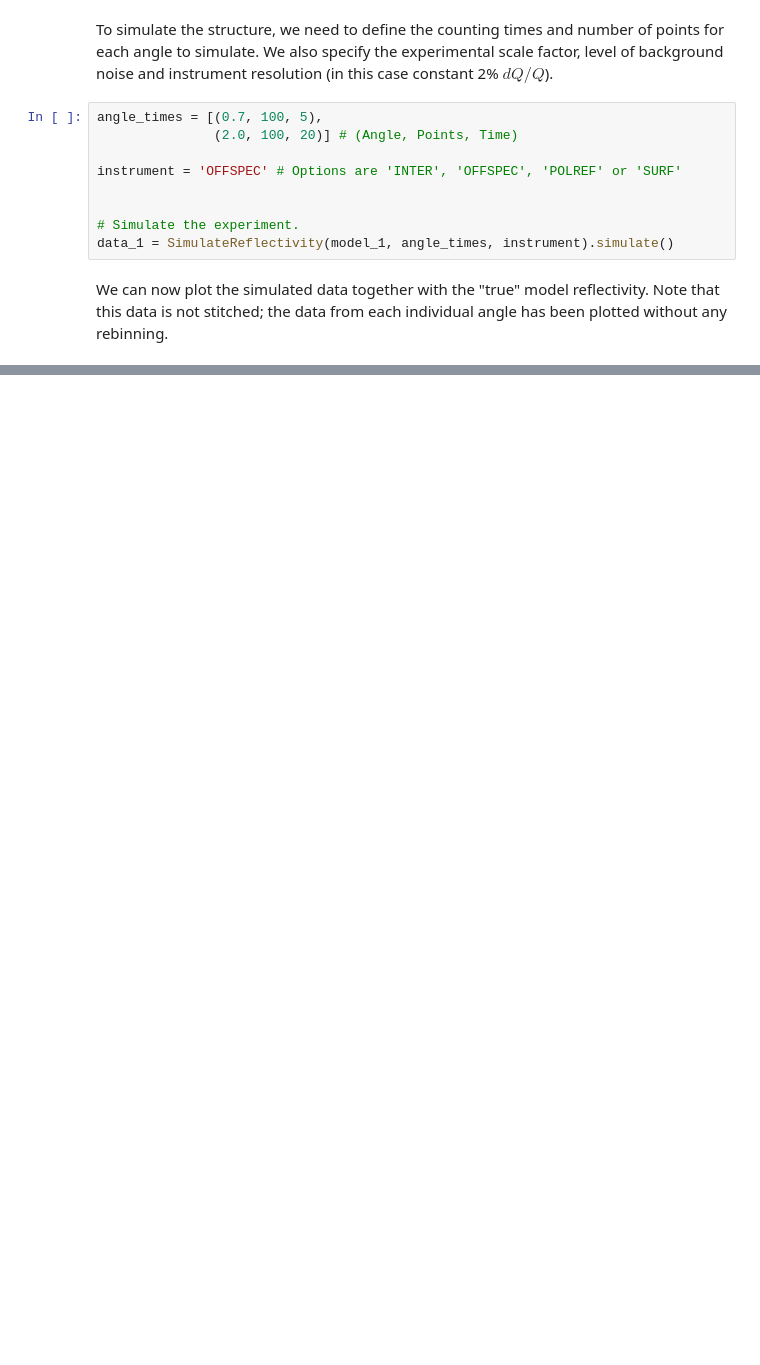
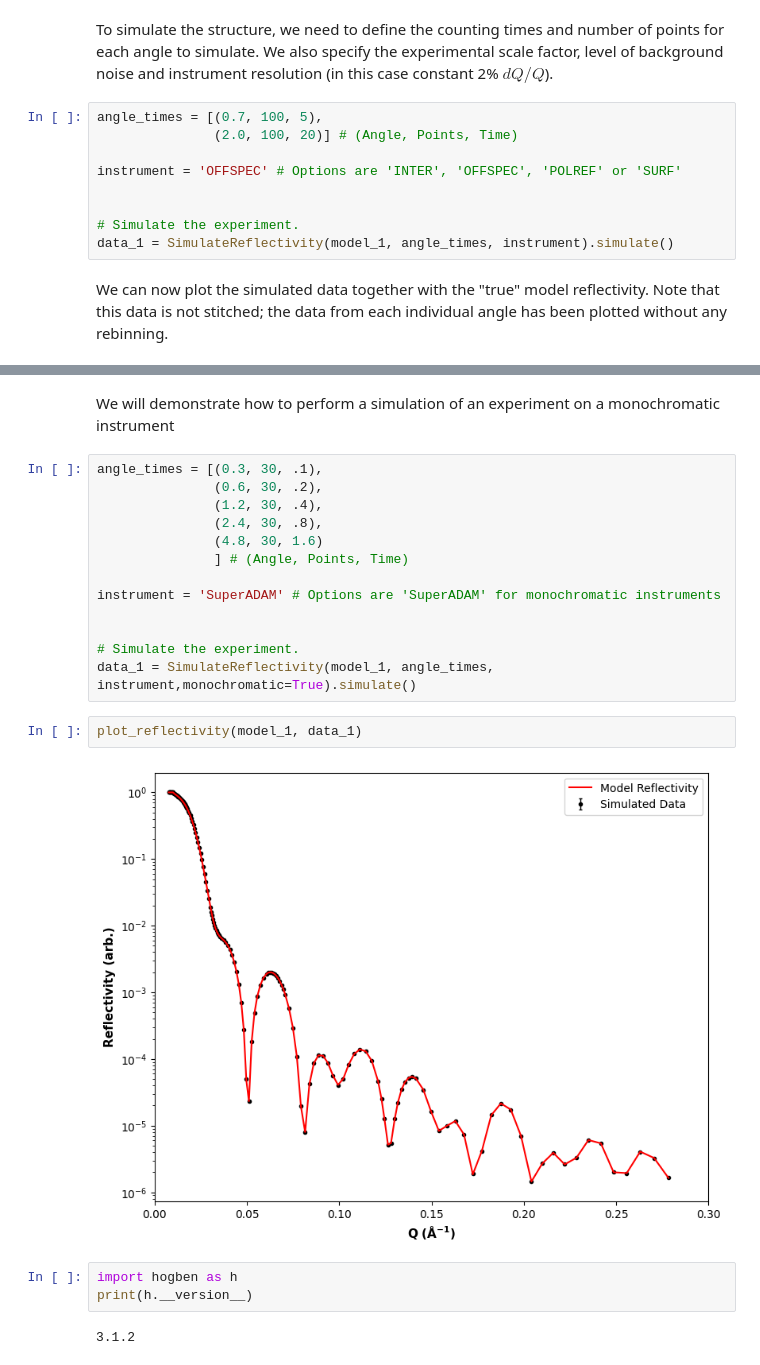
Before and after one commit to jfkcooper/HOGBEN, a Jupyter notebook: notebooks/simulation.ipynb, the cells around one changed output, grey strips where cells are left out. Drawn from its saved outputs; the diff is of its cells as text; blank space fills up the shorter version.

Commit message:
Updating superadam flux to be more realistic and adding mono simulation to notebook

```diff
--- a/notebooks/simulation.ipynb
+++ b/notebooks/simulation.ipynb
@@ -137,0 +142,24 @@ plot_reflectivity(model_1, data_1)
+# %% [markdown]
+We will demonstrate how to perform a simulation of an experiment on a monochromatic instrument
+# %%
+angle_times = [(0.3, 30, .1),
+               (0.6, 30, .2),
+               (1.2, 30, .4),
+               (2.4, 30, .8),
+               (4.8, 30, 1.6)
+               ] # (Angle, Points, Time)
+
+instrument = 'SuperADAM' # Options are 'SuperADAM' for monochromatic instruments
+
+
+# Simulate the experiment.
+data_1 = SimulateReflectivity(model_1, angle_times, instrument,monochromatic=True).simulate()
+# %%
+plot_reflectivity(model_1, data_1)
+# %% [output]
+[figure, added]
+# %%
+import hogben as h
+print(h.__version__)
+# %% [output]
+3.1.2
```
Also changed, not shown: parts of 3 cells of this notebook, 2 other files.
